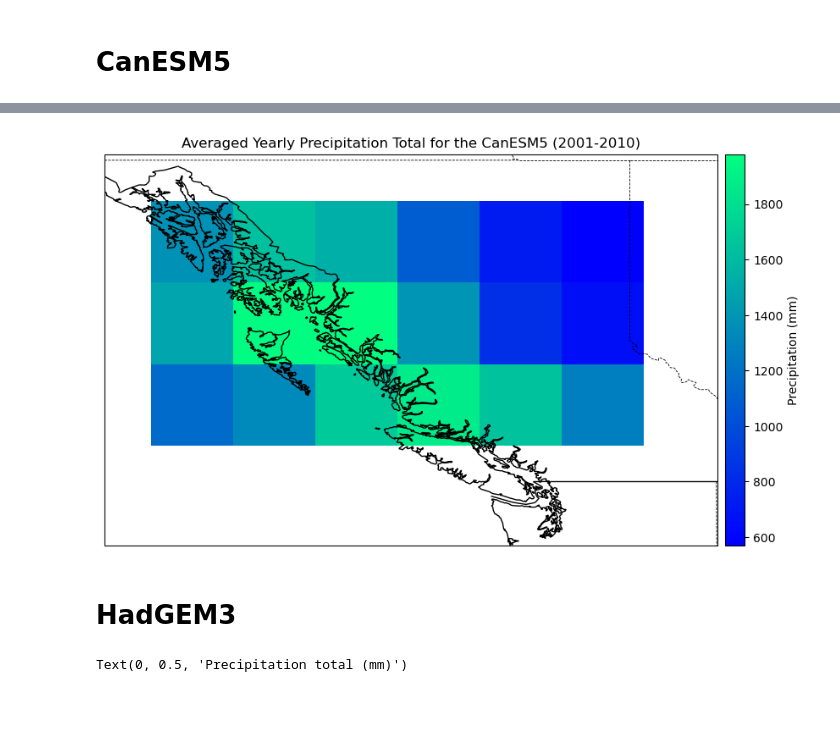
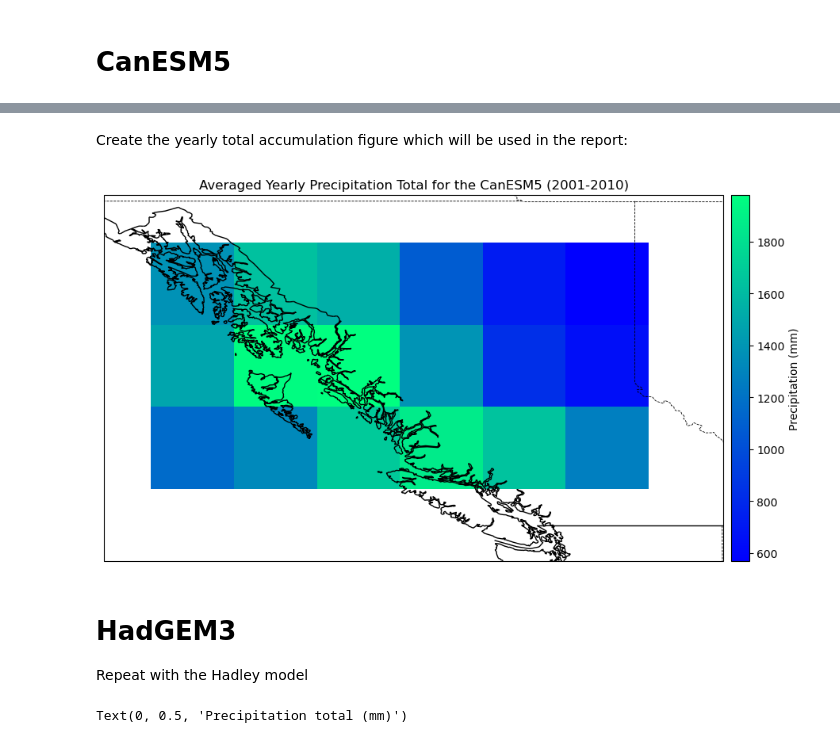
Before and after one commit to BenFarris18/Directed__Studies, a Jupyter notebook: Historical_Regridded.ipynb, the cells around one changed output, grey strips where cells are left out. Cells and saved outputs as stored; diff of their text form; code cells hidden in the pictures; blank space fills up the shorter version.

```diff
--- a/Historical_Regridded.ipynb
+++ b/Historical_Regridded.ipynb
@@ -74,31 +61,35 @@ Text(0, 0.5, 'Number')
+# %% [markdown]
+Create the yearly total accumulation figure which will be used in the report:
 # %%
 ## Try plotting on a map for 2010
 
 can_20_map = bc_dset.sel(time=slice('2001', '2010'))
 can_20_map = can_20_map.groupby('time.year').mean('time')*86400*365
 can_20_map = can_20_map.mean('year').mean('member_id')
 
 precip_data2010 = can_20_map
 
 fig = plt.figure(1, figsize=[12,6])
 
 ax = plt.subplot(1, 1, 1, projection=ccrs.PlateCarree())
 ax.coastlines()
 ax.add_feature(cartopy.feature.BORDERS, linestyle='-', alpha=1)
-ax.set_extent([-138, -117, 46.8, 60.2])
+ax.set_extent([-138, -117, 47.8, 60.2])
 
 resol = '50m'
 
 provinc_bodr = cartopy.feature.NaturalEarthFeature(category='cultural',
     name='admin_1_states_provinces_lines', scale=resol, facecolor='none', edgecolor='k')
 ax.add_feature(provinc_bodr, linestyle='--', linewidth=0.6, edgecolor="k", zorder=10)
 
 precip_data2010.pr.plot(ax=ax, cmap='winter', cbar_kwargs={'label': "Precipitation (mm)", 'pad':0.01})
 ax.title.set_text("Averaged Yearly Precipitation Total for the CanESM5 (2001-2010)")
 # %% [output]
-[figure, old version]
+[figure, new version]
 # %% [markdown]
 # HadGEM3
+
+Repeat with the Hadley model
 # %%
 hadGEM = False
 if hadGEM:
```
Also changed, not shown: parts of 29 cells of this notebook, 3 other files.
